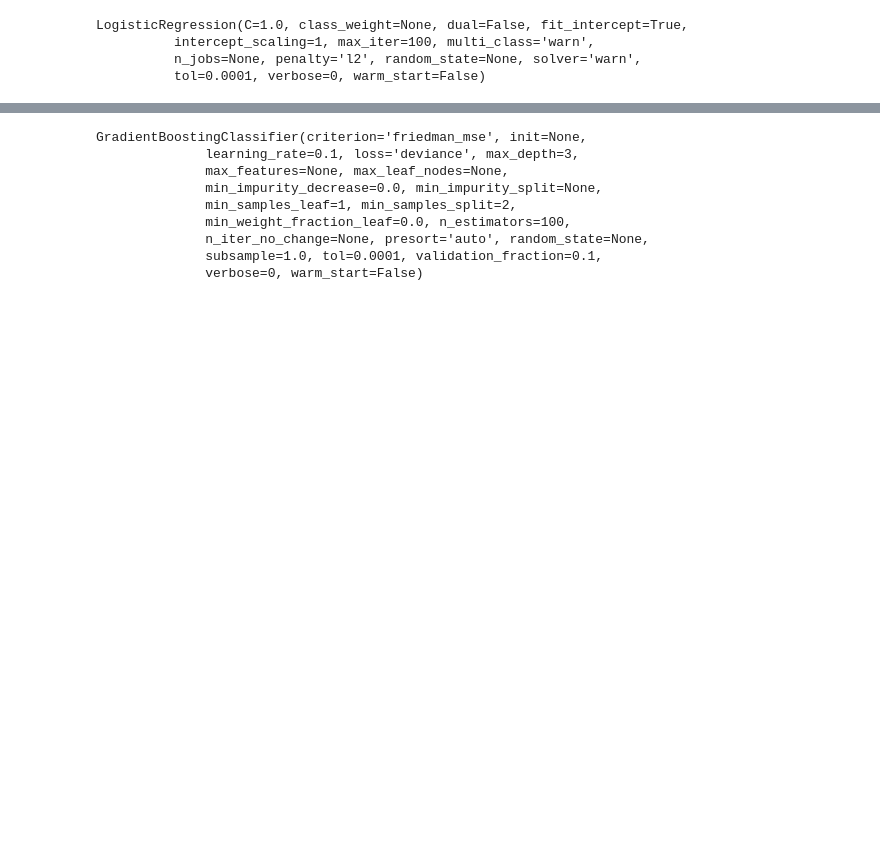
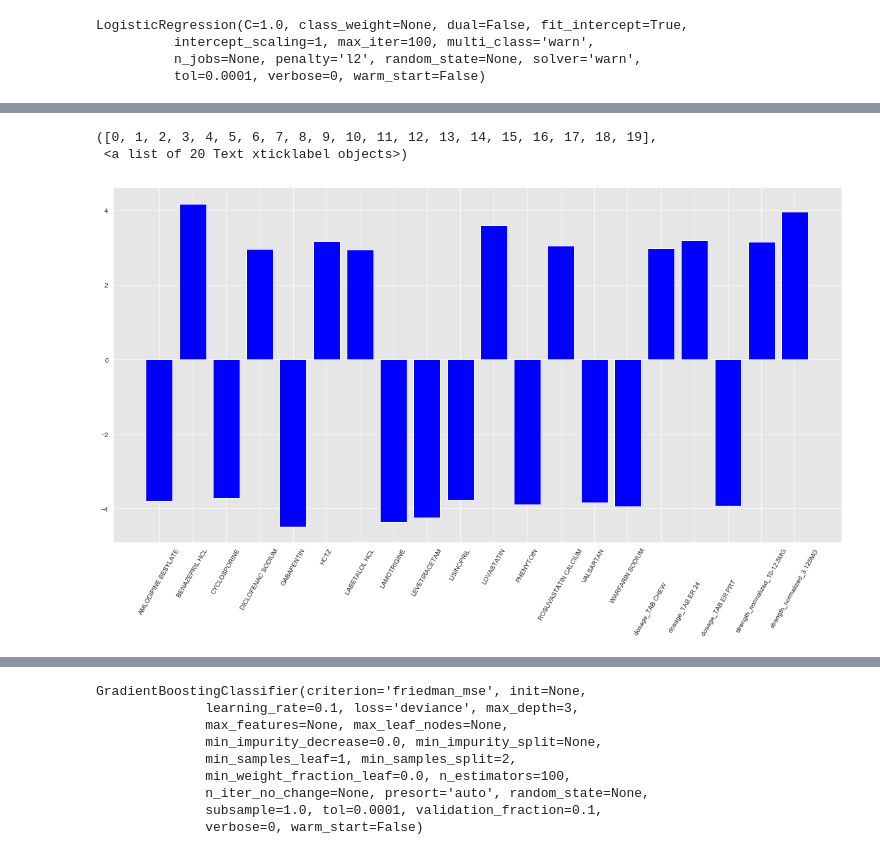
Before and after one commit to jjacisin/Mod_3_Project, a Jupyter notebook: Mod_3_Working_Notebook.ipynb, the cells around one changed output, grey strips where cells are left out. Saved outputs shown, nothing was run; the diff lists cells and outputs as text; code cells hidden in the pictures; blank space fills up the shorter version.

```diff
--- a/Mod_3_Working_Notebook.ipynb
+++ b/Mod_3_Working_Notebook.ipynb
@@ -580,0 +608,2 @@ pd_logit_coefs[pd_logit_coefs['coefficient'].isin(list(pd_logit_coefs.coefficien
+# %%
+significant_coefs = pd.concat([top_coef_,bot_coef_]).sort_values(by="feature_name")
@@ -581,3 +628,18 @@ pd_logit_coefs[pd_logit_coefs['coefficient'].isin(list(pd_logit_coefs.coefficien
+# %%
+fig = plt.figure(figsize=[20,10])
+plt.bar(significant_coefs['feature_name'],significant_coefs['coefficient'],color='blue')
+plt.xticks(rotation=60)
+
+# plt.legend(loc='upper right');
+# ax.set_title("Decision Boundary")
+# ax.set_xlabel('N/2')
+# ax.set_ylabel('Predicted Probability')
+# plt.axhline(.5, color='black')
+# plt.show()
+# %% [output]
+([0, 1, 2, 3, 4, 5, 6, 7, 8, 9, 10, 11, 12, 13, 14, 15, 16, 17, 18, 19],
+ <a list of 20 Text xticklabel objects>)
+[figure, added]
 # %%
 from sklearn.model_selection import GridSearchCV
 
```
Also changed, not shown: parts of 20 cells of this notebook, 3 other files.
